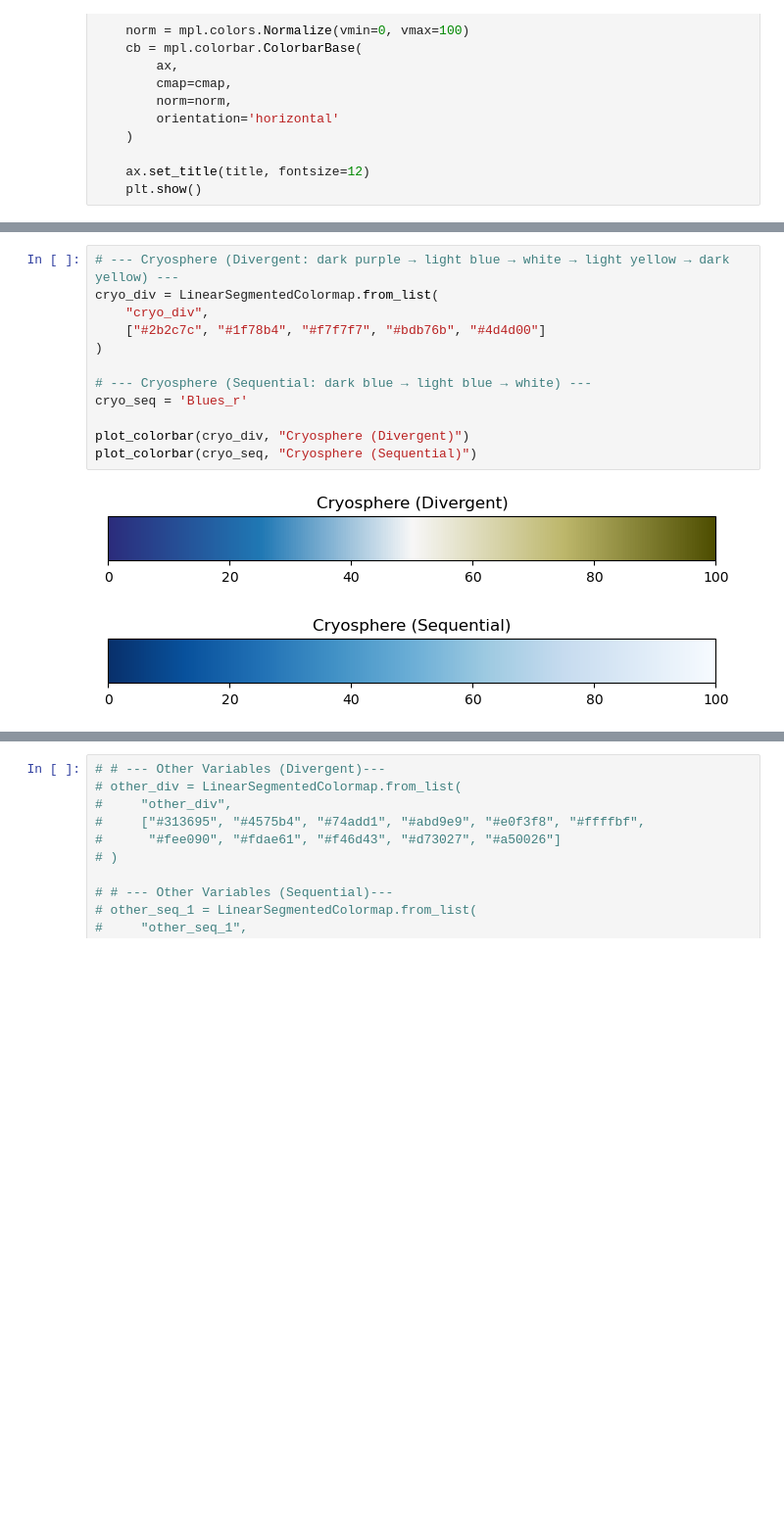
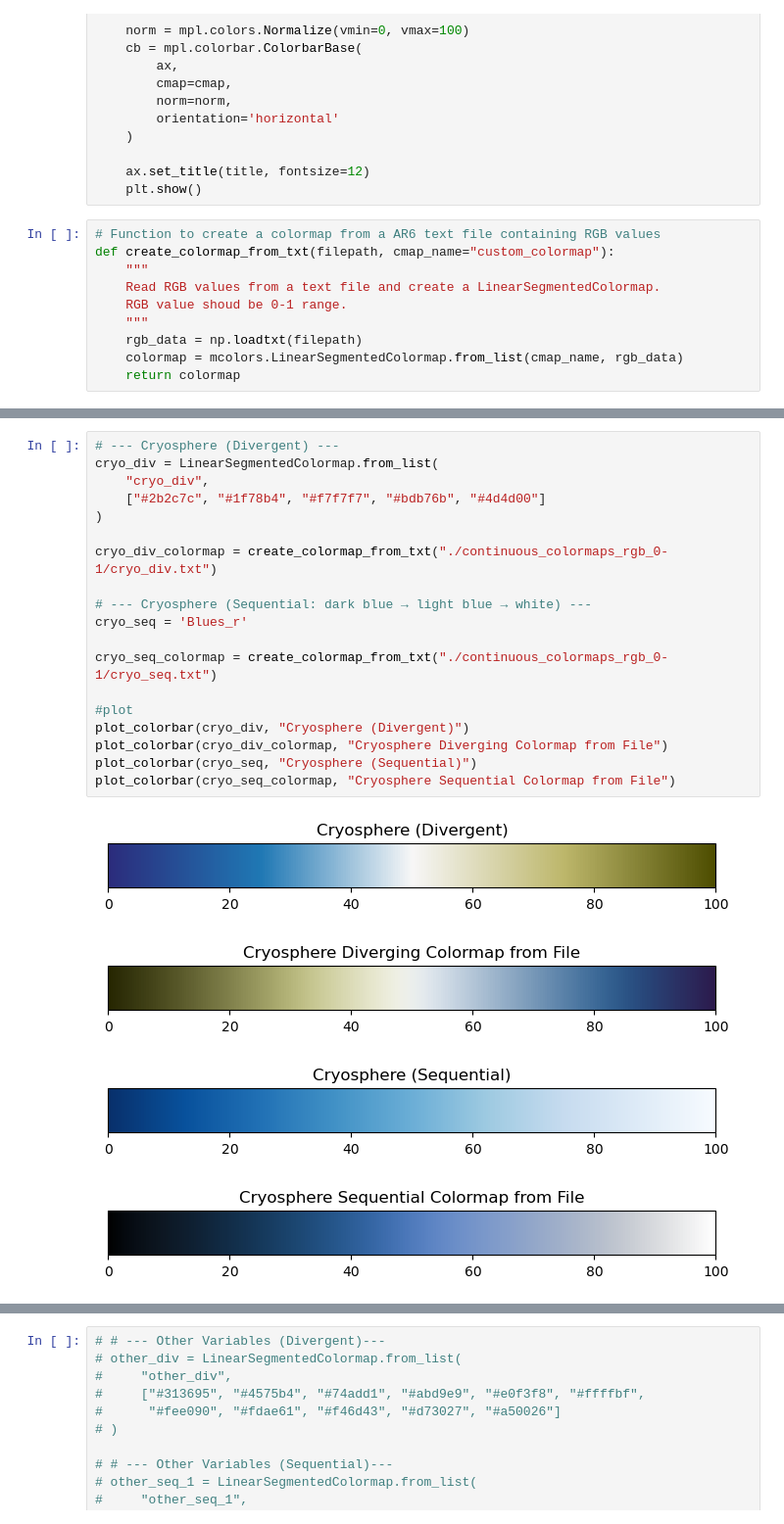
Before and after one commit to IPCC-AR7-WG1/figure-design, a Jupyter notebook: color_bar.ipynb, the cells around one changed output, grey strips where cells are left out. Shown at 98% size. Cells and saved outputs as stored; diff of their text form; blank space fills up the shorter version.

```diff
--- a/color_bar.ipynb
+++ b/color_bar.ipynb
@@ -17,6 +19,16 @@ def plot_colorbar(cmap, title):
 
     ax.set_title(title, fontsize=12)
     plt.show()
+# %%
+# Function to create a colormap from a AR6 text file containing RGB values
+def create_colormap_from_txt(filepath, cmap_name="custom_colormap"):
+    """
+    Read RGB values from a text file and create a LinearSegmentedColormap.
+    RGB value shoud be 0-1 range.
+    """
+    rgb_data = np.loadtxt(filepath)
+    colormap = mcolors.LinearSegmentedColormap.from_list(cmap_name, rgb_data)
+    return colormap
 # %%
 # --- Temperature (Divergent: blue → white → red) --- Ref: colorbrewer
 temp_div = LinearSegmentedColormap.from_list(
@@ -70,18 +110,27 @@ plot_colorbar(wind_seq, "Wind (Sequential)")
 # %%
-# --- Cryosphere (Divergent: dark purple → light blue → white → light yellow → dark yellow) ---
+# --- Cryosphere (Divergent) ---
 cryo_div = LinearSegmentedColormap.from_list(
     "cryo_div",
     ["#2b2c7c", "#1f78b4", "#f7f7f7", "#bdb76b", "#4d4d00"]
 )
 
+cryo_div_colormap = create_colormap_from_txt("./continuous_colormaps_rgb_0-1/cryo_div.txt")
+
 # --- Cryosphere (Sequential: dark blue → light blue → white) ---
 cryo_seq = 'Blues_r'
 
+cryo_seq_colormap = create_colormap_from_txt("./continuous_colormaps_rgb_0-1/cryo_seq.txt")
+
+#plot
 plot_colorbar(cryo_div, "Cryosphere (Divergent)")
+plot_colorbar(cryo_div_colormap, "Cryosphere Diverging Colormap from File")
 plot_colorbar(cryo_seq, "Cryosphere (Sequential)")
+plot_colorbar(cryo_seq_colormap, "Cryosphere Sequential Colormap from File")
 # %% [output]
 [figure]
-[figure, old version]
+[figure, new version]
+[figure, added]
+[figure, added]
 # %%
 # --- Chemistry (Divergent: dark green → light green → white → light purple → dark purple) ---
 chem_div = 'PRGn_r'
```
Also changed, not shown: parts of 6 cells of this notebook.
